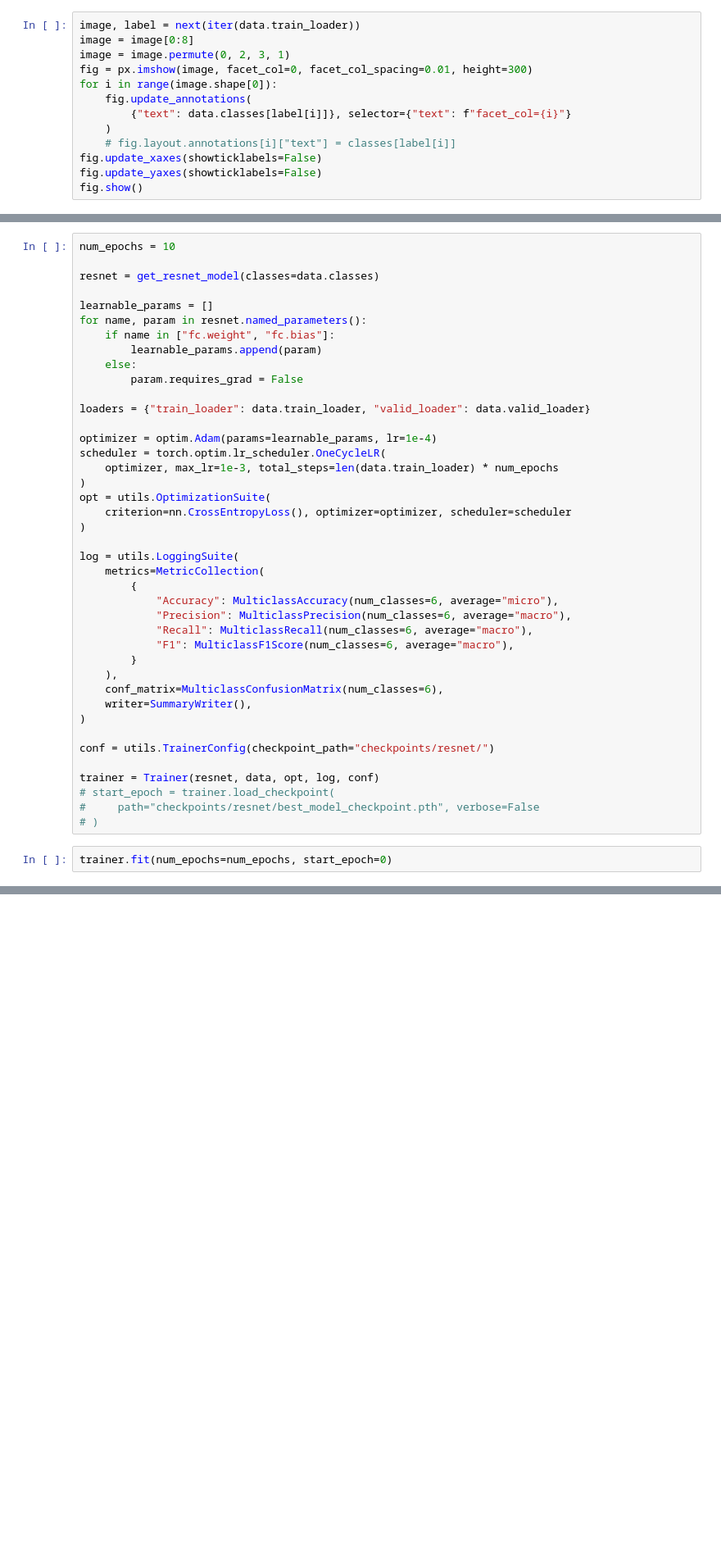
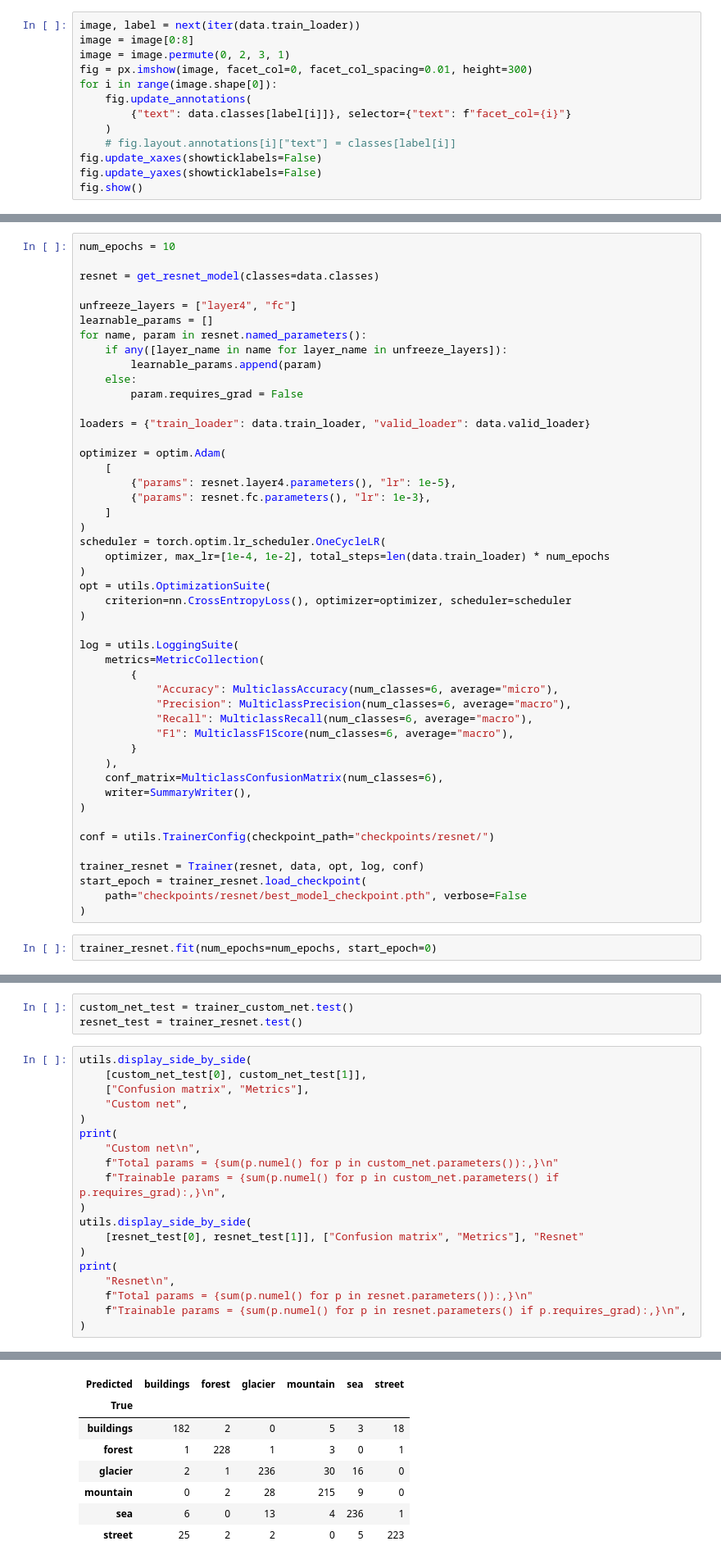
Before and after one commit to khavronin-artem/pet_projects, a Jupyter notebook: intel_image_classification/main.ipynb, the cells around one changed output, grey strips where cells are left out. Shown at 82% size. Cells and saved outputs as stored; diff of their text form; blank space fills up the shorter version.

```diff
--- a/intel_image_classification/main.ipynb
+++ b/intel_image_classification/main.ipynb
@@ -148,18 +145,24 @@ num_epochs = 10
 
 resnet = get_resnet_model(classes=data.classes)
 
+unfreeze_layers = ["layer4", "fc"]
 learnable_params = []
 for name, param in resnet.named_parameters():
-    if name in ["fc.weight", "fc.bias"]:
+    if any([layer_name in name for layer_name in unfreeze_layers]):
         learnable_params.append(param)
     else:
         param.requires_grad = False
 
 loaders = {"train_loader": data.train_loader, "valid_loader": data.valid_loader}
 
-optimizer = optim.Adam(params=learnable_params, lr=1e-4)
+optimizer = optim.Adam(
+    [
+        {"params": resnet.layer4.parameters(), "lr": 1e-5},
+        {"params": resnet.fc.parameters(), "lr": 1e-3},
+    ]
+)
 scheduler = torch.optim.lr_scheduler.OneCycleLR(
-    optimizer, max_lr=1e-3, total_steps=len(data.train_loader) * num_epochs
+    optimizer, max_lr=[1e-4, 1e-2], total_steps=len(data.train_loader) * num_epochs
 )
 opt = utils.OptimizationSuite(
     criterion=nn.CrossEntropyLoss(), optimizer=optimizer, scheduler=scheduler
@@ -180,10 +183,10 @@ log = utils.LoggingSuite(
 
 conf = utils.TrainerConfig(checkpoint_path="checkpoints/resnet/")
 
-trainer = Trainer(resnet, data, opt, log, conf)
-# start_epoch = trainer.load_checkpoint(
-#     path="checkpoints/resnet/best_model_checkpoint.pth", verbose=False
-# )
+trainer_resnet = Trainer(resnet, data, opt, log, conf)
+start_epoch = trainer_resnet.load_checkpoint(
+    path="checkpoints/resnet/best_model_checkpoint.pth", verbose=False
+)
 # %%
-trainer.fit(num_epochs=num_epochs, start_epoch=0)
+trainer_resnet.fit(num_epochs=num_epochs, start_epoch=0)
 # %% [markdown]
@@ -205,0 +194,23 @@ print(
+# %%
+custom_net_test = trainer_custom_net.test()
+resnet_test = trainer_resnet.test()
+# %%
+utils.display_side_by_side(
+    [custom_net_test[0], custom_net_test[1]],
+    ["Confusion matrix", "Metrics"],
+    "Custom net",
+)
+print(
+    "Custom net\n",
+    f"Total params = {sum(p.numel() for p in custom_net.parameters()):,}\n"
+    f"Trainable params = {sum(p.numel() for p in custom_net.parameters() if p.requires_grad):,}\n",
+)
+utils.display_side_by_side(
+    [resnet_test[0], resnet_test[1]], ["Confusion matrix", "Metrics"], "Resnet"
+)
+print(
+    "Resnet\n",
+    f"Total params = {sum(p.numel() for p in resnet.parameters()):,}\n"
+    f"Trainable params = {sum(p.numel() for p in resnet.parameters() if p.requires_grad):,}\n",
+)
+# %% [output]
@@ -205,0 +219,8 @@ print(
+| Predicted | buildings | forest | glacier | mountain | sea | street |
+| True |  |  |  |  |  |  |
+| buildings | 182 | 2 | 0 | 5 | 3 | 18 |
+| forest | 1 | 228 | 1 | 3 | 0 | 1 |
+| glacier | 2 | 1 | 236 | 30 | 16 | 0 |
+| mountain | 0 | 2 | 28 | 215 | 9 | 0 |
+| sea | 6 | 0 | 13 | 4 | 236 | 1 |
+| street | 25 | 2 | 2 | 0 | 5 | 223 |
```
Also changed, not shown: parts of 9 cells of this notebook, 2 other files.
